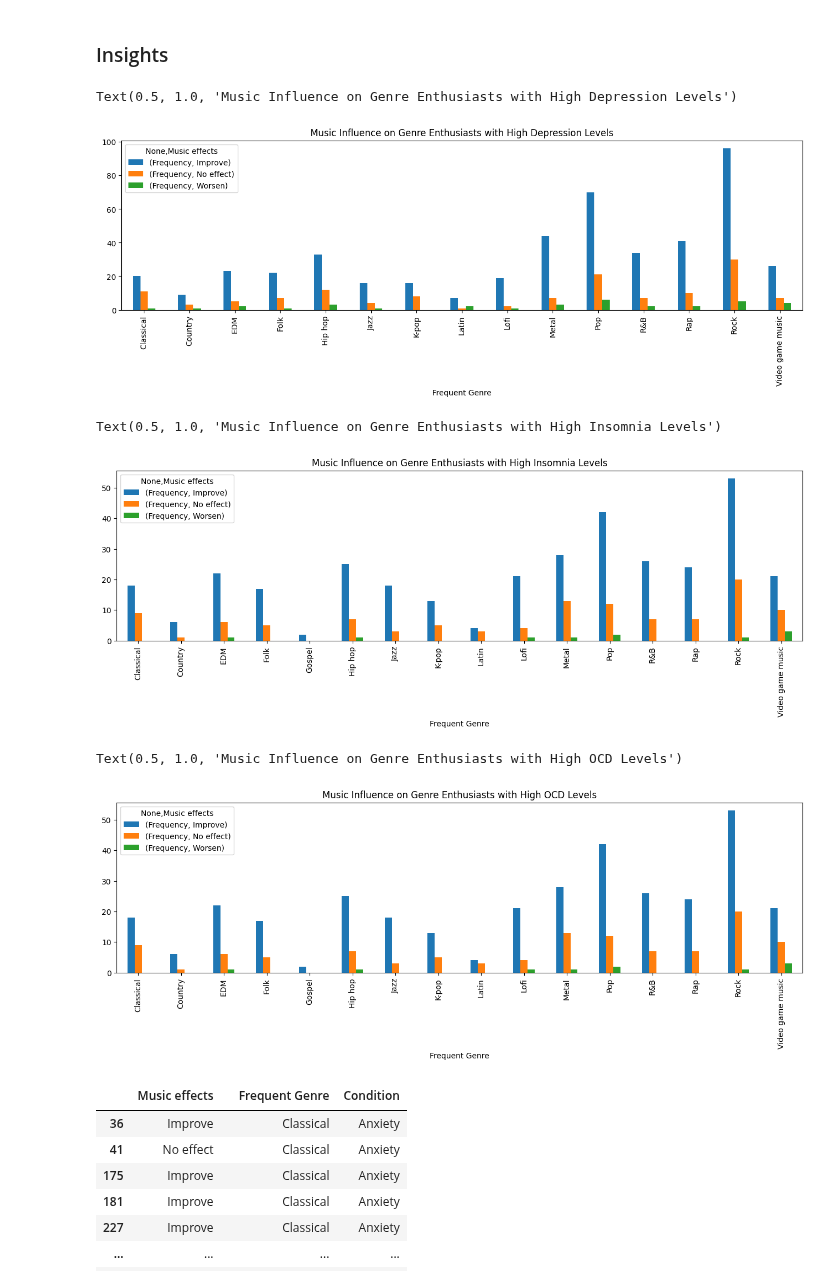
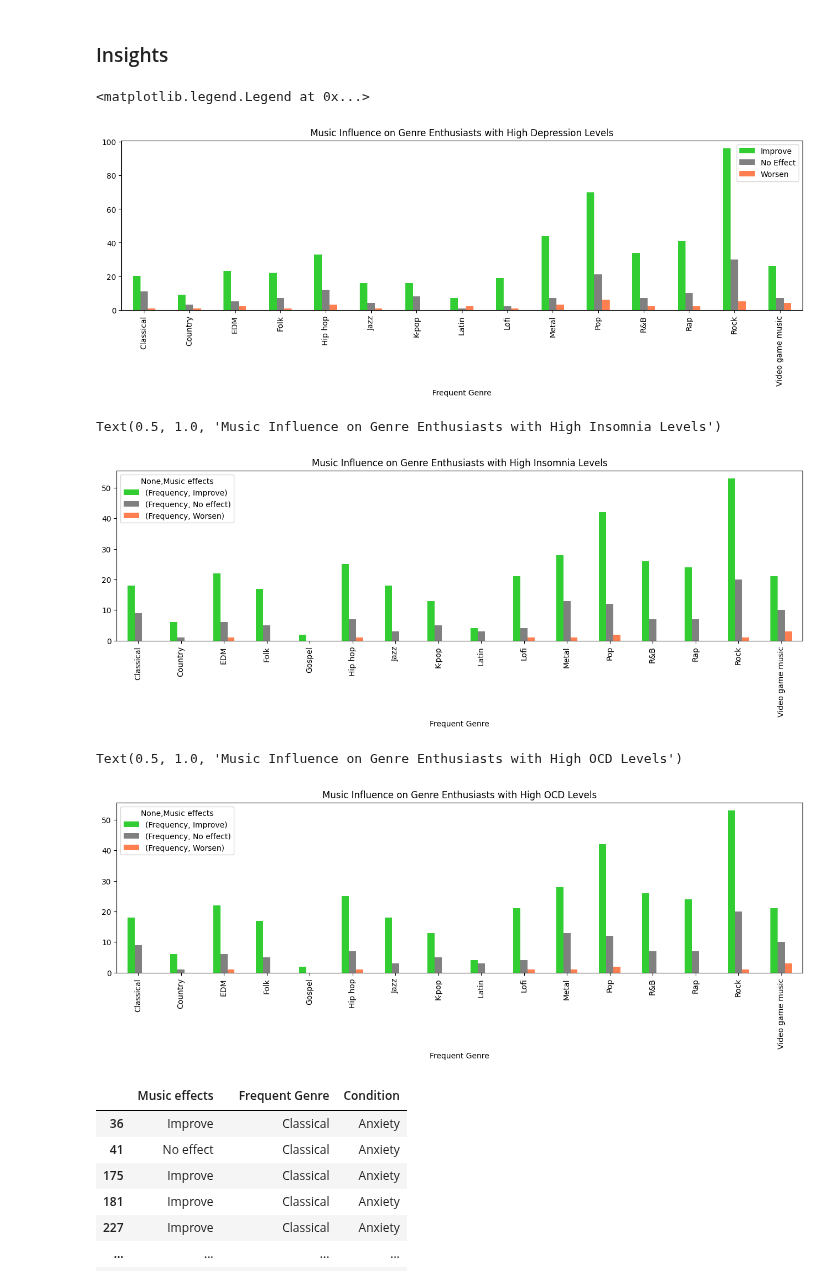
Before and after one commit to mlcuadra1/Mental-Health-x-Music-EDA, a Jupyter notebook: notebooks/Script 2 - EDA.ipynb, the cells around one changed output. Saved outputs shown, nothing was run; the diff lists cells and outputs as text; code cells hidden in the pictures.

Commit message:
Plots

```diff
--- a/notebooks/Script 2 - EDA.ipynb
+++ b/notebooks/Script 2 - EDA.ipynb
@@ -362,6 +362,8 @@ plt.show()
 # %% [markdown]
 ## Music impact on genre enthusiasts with high levels of mental distress
 Here I want to identify very frequently listened-to genres with positive and negative impact on listeners. We'll do that by creating subsets of `mapped_df` and checking whether each condition has a score of 7 or more, then choosing the genres with category 2 and 3 frequency.
+# %%
+effects_color = ['limegreen', 'gray', 'coral']
 # %%
 subset_anxiety_df = mapped_df[(mapped_df['Anxiety']>=7) & (mapped_df['Frequency']>=3)]
 
@@ -382,15 +384,17 @@ Text(0.5, 1.0, 'Music Influence on Genre Enthusiasts with High Anxiety Levels')
 # %%
 subset_depression_df = mapped_df[(mapped_df['Depression']>=7) & (mapped_df['Frequency']>=3)]
 
 subset_depression_genre_df = subset_depression_df[['Music effects', 'Frequent Genre', 'Frequency']]
 
 depression_genre_pivoted_df = pd.pivot_table(subset_depression_genre_df, index='Frequent Genre', columns='Music effects', aggfunc='count')
 
-depression_genre_pivoted_df.plot(figsize=figsize1_2, kind='bar')
+depression_genre_pivoted_df.plot(figsize=figsize1_2, kind='bar', color=effects_color)
 plt.title("Music Influence on Genre Enthusiasts with High Depression Levels")
+labels_legend = ['Improve', 'No Effect', 'Worsen']
+plt.legend(labels=labels_legend)
 # %% [output]
-Text(0.5, 1.0, 'Music Influence on Genre Enthusiasts with High Depression Levels')
+<matplotlib.legend.Legend at 0x...>
-[figure, old version]
+[figure, new version]
 # %%
 subset_insomnia_df = mapped_df[(mapped_df['Insomnia']>=7) & (mapped_df['Frequency']>=3)]
 
@@ -398,11 +402,11 @@ subset_insomnia_genre_df = subset_insomnia_df[['Music effects', 'Frequent Genre'
 
 insomnia_genre_pivoted_df = pd.pivot_table(subset_insomnia_genre_df, index='Frequent Genre', columns='Music effects', aggfunc='count')
 
-insomnia_genre_pivoted_df.plot(figsize=figsize1_2, kind='bar')
+insomnia_genre_pivoted_df.plot(figsize=figsize1_2, kind='bar', color=effects_color)
 plt.title("Music Influence on Genre Enthusiasts with High Insomnia Levels")
 # %% [output]
 Text(0.5, 1.0, 'Music Influence on Genre Enthusiasts with High Insomnia Levels')
-[figure, old version]
+[figure, new version]
 # %%
 subset_ocd_df = mapped_df[(mapped_df['OCD']>=7) & (mapped_df['Frequency']>=3)]
 
@@ -410,11 +414,11 @@ subset_ocd_genre_df = subset_ocd_df[['Music effects', 'Frequent Genre', 'Frequen
 
 ocd_genre_pivoted_df = pd.pivot_table(subset_insomnia_genre_df, index='Frequent Genre', columns='Music effects', aggfunc='count')
 
-ocd_genre_pivoted_df.plot(figsize=figsize1_2, kind='bar')
+ocd_genre_pivoted_df.plot(figsize=figsize1_2, kind='bar', color=effects_color)
 plt.title("Music Influence on Genre Enthusiasts with High OCD Levels")
 # %% [output]
 Text(0.5, 1.0, 'Music Influence on Genre Enthusiasts with High OCD Levels')
-[figure, old version]
+[figure, new version]
 # %%
 # Again, only get very frequented genres
 subset_genre_condition = mapped_df[mapped_df['Frequency']>=3]
```
Also changed, not shown: parts of 3 cells of this notebook.
